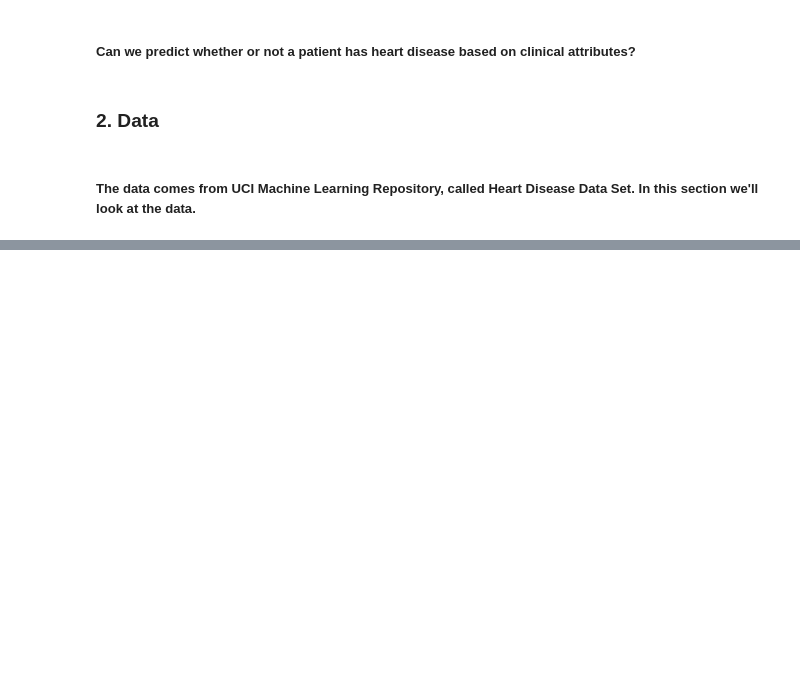
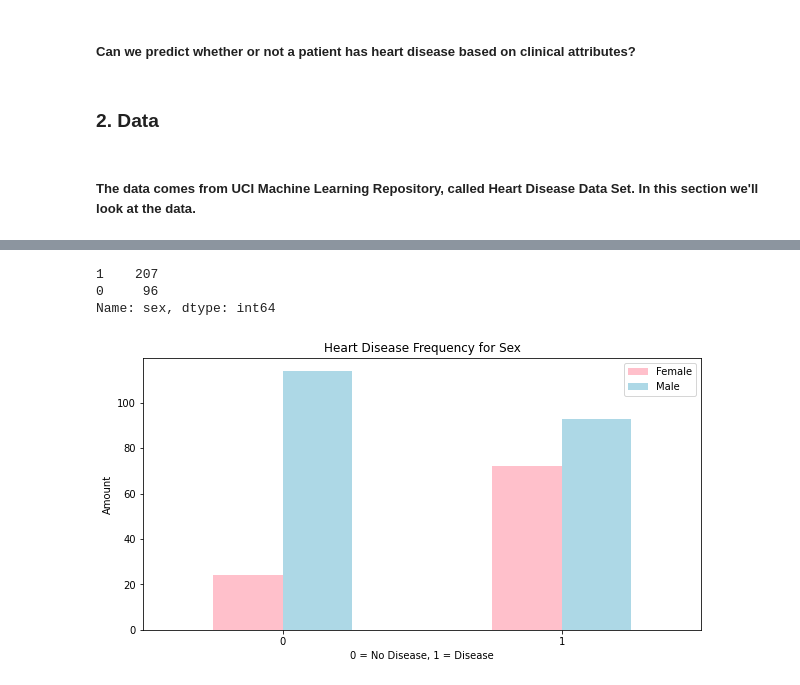
Before and after one commit to andnora/Python-Notes, a Jupyter notebook: Excersise-Supervised-Leaning-Classification.ipynb, the cells around one changed output, grey strips where cells are left out. Cells and saved outputs as stored; diff of their text form; code cells hidden in the pictures; blank space fills up the shorter version.

```diff
--- a/Excersise-Supervised-Leaning-Classification.ipynb
+++ b/Excersise-Supervised-Leaning-Classification.ipynb
@@ -31,0 +55,3 @@
+# %%
+df = pd.read_csv("heart-disease.csv")
+df.shape #in the order of rows, columns
@@ -31,0 +145,24 @@
+# %%
+#Heart disease frequency according to Sex.
+
+print(df.sex.value_counts())
+
+#Shows more males than females.
+
+#Compare target column wit sex column.
+pd.crosstab(df.target, df.sex)
+
+#Based on this data set, females are more likely to have heart disease.
+
+#Create a plot of crosstab
+pd.crosstab(df.target, df.sex).plot(kind="bar", figsize=(10, 5), color=["pink", "lightblue"])
+plt.title("Heart Disease Frequency for Sex")
+plt.xlabel("0 = No Disease, 1 = Disease")
+plt.ylabel("Amount")
+plt.legend(["Female", "Male"])
+plt.xticks(rotation=0);
+# %% [output]
+1    207
+0     96
+Name: sex, dtype: int64
+[figure, added]
```
Also changed, not shown: parts of 15 cells of this notebook.
